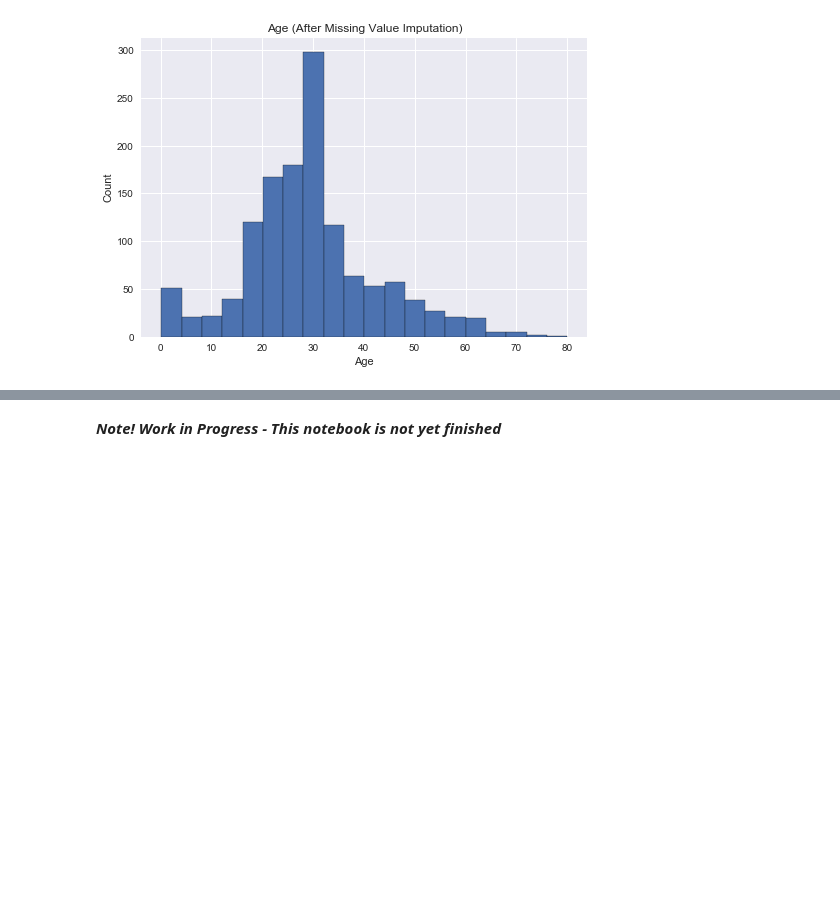
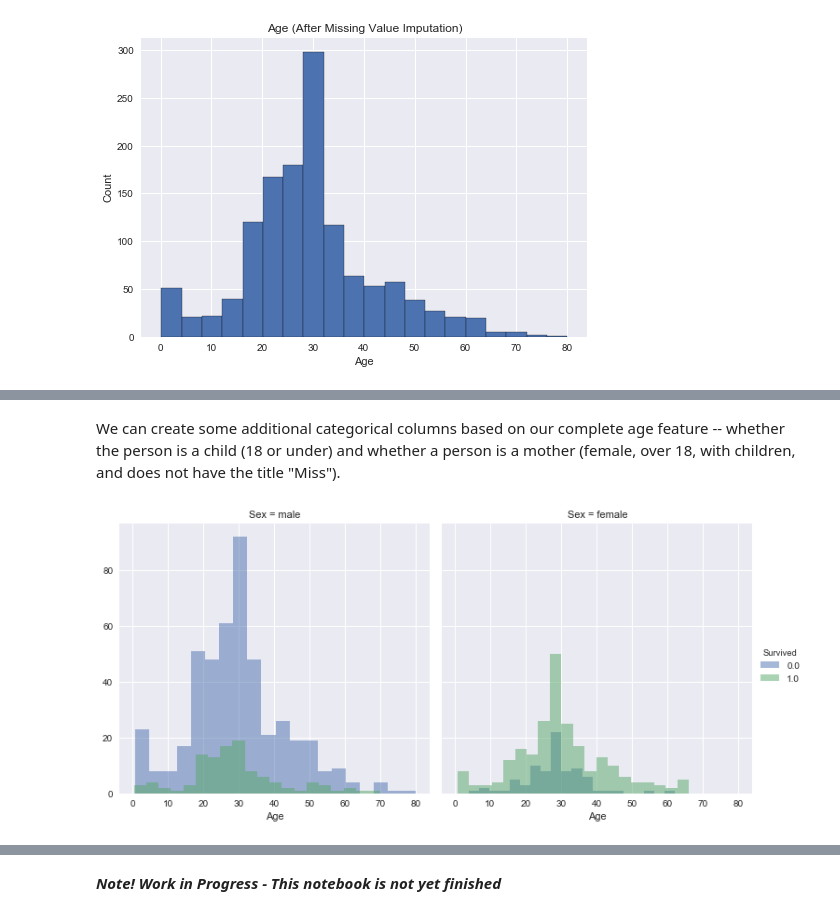
Before and after one commit to rayjustinhuang/Data-Analysis-and-Machine-Learning, a Jupyter notebook: Predicting Survival on the Titanic.ipynb, the cells around one changed output, grey strips where cells are left out. Saved outputs shown, nothing was run; the diff lists cells and outputs as text; code cells hidden in the pictures; blank space fills up the shorter version.

```diff
--- a/Predicting Survival on the Titanic.ipynb
+++ b/Predicting Survival on the Titanic.ipynb
@@ -383,2 +400,16 @@ Most age values were added around the 20 to 30 year-old age range, which makes s
 
 We use the new Age column with the imputed values for our analysis.
+# %%
+newtotal = total
+newtotal['Age'] = MICEdtotal['Age']
+# %% [markdown]
+We can create some additional categorical columns based on our complete age feature -- whether the person is a child (18 or under) and whether a person is a mother (female, over 18, with children, and does not have the title "Miss").
+# %%
+AgeandSexHist = sns.FacetGrid(newtotal.iloc[0:891,:], col = 'Sex', hue='Survived', size=5)
+# AgeandSexHist.map(sns.distplot, 'Age', kde=False, hist_kws={'edgecolor':'black','stacked':True})
+AgeandSexHist.map(plt.hist, 'Age', alpha=0.5, bins=20)
+AgeandSexHist.add_legend()
+# plt.close('all')
+plt.show(AgeandSexHist)
+# %% [output]
+[figure, added]
```
Also changed, not shown: parts of 14 cells of this notebook.
